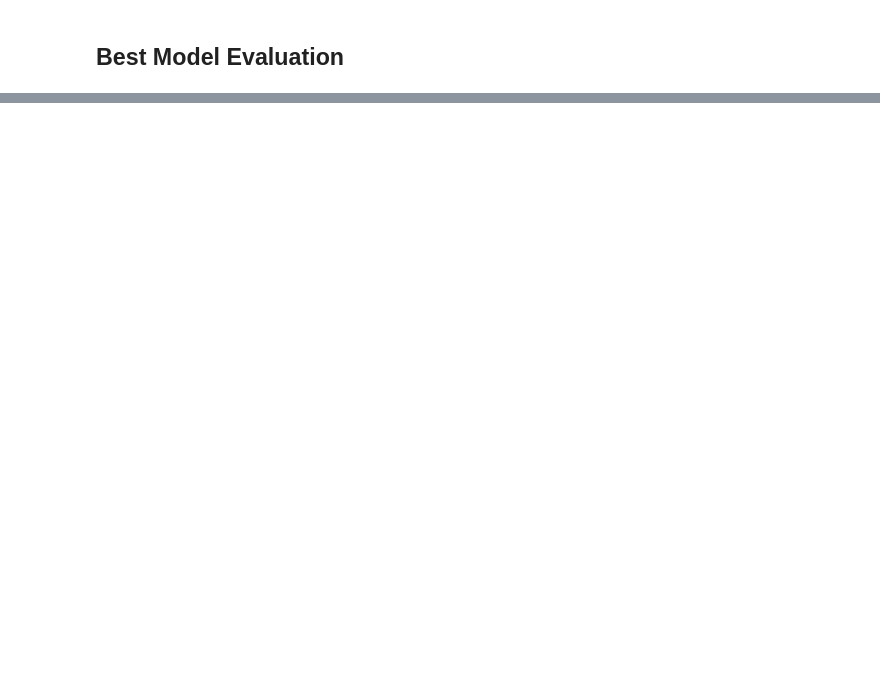
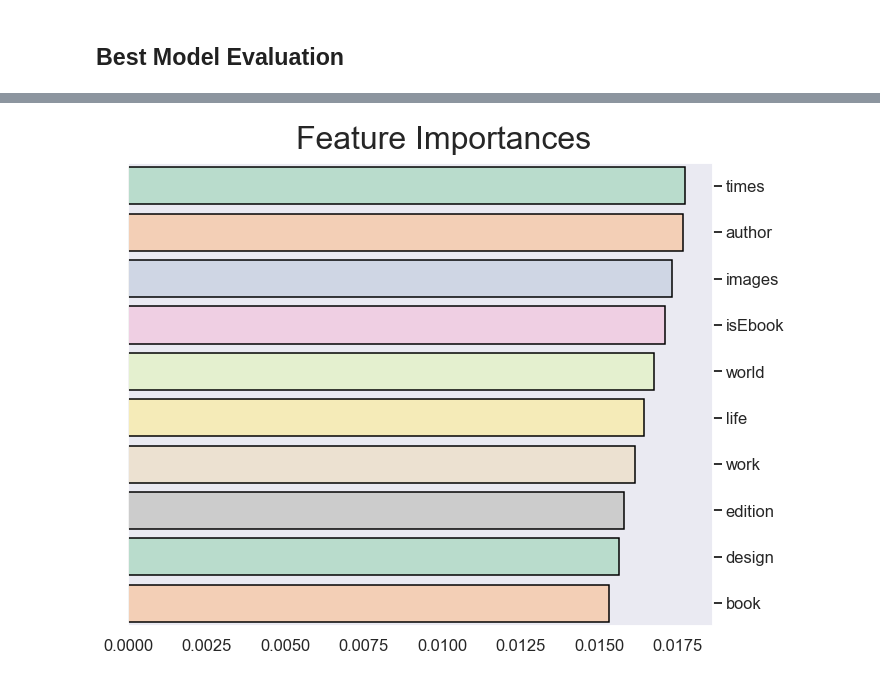
Before and after one commit to michaeleby1/google-books-classification, a Jupyter notebook: modeling.ipynb, the cells around one changed output, grey strips where cells are left out. Drawn from its saved outputs; the diff is of its cells as text; code cells hidden in the pictures; blank space fills up the shorter version.

```diff
--- a/modeling.ipynb
+++ b/modeling.ipynb
@@ -348,0 +491,12 @@ The accuracy score is 0.8934707903780069
+# %%
+## svm with words
+## model performance improves with words
+
+svclassifier = SVC(kernel='rbf', C=1000)
+svclassifier.fit(X_train, y_train)
+
+y_pred = svclassifier.predict(X_test)
+
+print(confusion_matrix(y_test,y_pred))
+print(classification_report(y_test,y_pred))
+print("The accuracy score is" + " " + str(accuracy_score(y_test, y_pred)))
@@ -351,10 +518,10 @@ The accuracy score is 0.8934707903780069
 # %%
 ## NB wasn't good for the task, it had the lowest score of all the models
 
-clf = BernoulliNB()
-clf.fit(X_train, y_train)
+nb = BernoulliNB()
+nb.fit(X_train, y_train)
 
-print(f'Train score: \n {clf.score(X_train, y_train)} \n')
-print(f'Test score: \n {clf.score(X_test, y_test)}')
+print(f'Train score: \n {nb.score(X_train, y_train)} \n')
+print(f'Test score: \n {nb.score(X_test, y_test)}')
 # %% [output]
 Train score:
@@ -369,6 +562,8 @@ Test score:
 # %%
-feature_importances = pd.DataFrame(clf.feature_importances_,
+## feature importances with words
+
+rf_words_feature_importances = pd.DataFrame(rf_words.feature_importances_,
                                    index = X_train.columns,
                                    columns=['importance']).sort_values('importance', ascending=False)
-feature_importances.head(20)
+rf_words_feature_importances.head(20)
 # %% [output]
@@ -375,0 +587,3 @@ AttributeError: 'BernoulliNB' object has no attribute 'feature_importances_'
+# %%
+rf_words_feature_importances.reset_index(inplace=True)
+rf_words_feature_importances['index']
@@ -375,0 +603,13 @@ AttributeError: 'BernoulliNB' object has no attribute 'feature_importances_'
+# %%
+f, ax = plt.subplots(figsize=(10,8))
+f.suptitle('Feature Importances', ha='center', fontsize=32)
+ax = sns.barplot(rf_words_feature_importances['importance'][:10], rf_words_feature_importances['index'][:10],
+                 palette=palette, edgecolor='black', orient="h")
+ax.set_xlabel('')
+ax.set_ylabel('', rotation=270, fontsize=12)
+ax.yaxis.set_label_position('right')
+ax.yaxis.set_label_coords(1.095, 0.5)
+ax.yaxis.tick_right()
+f.tight_layout(rect=[0, 0.03, 1, 0.95])
+# %% [output]
+[figure, added]
```
Also changed, not shown: parts of 32 cells of this notebook, 1 other file.
